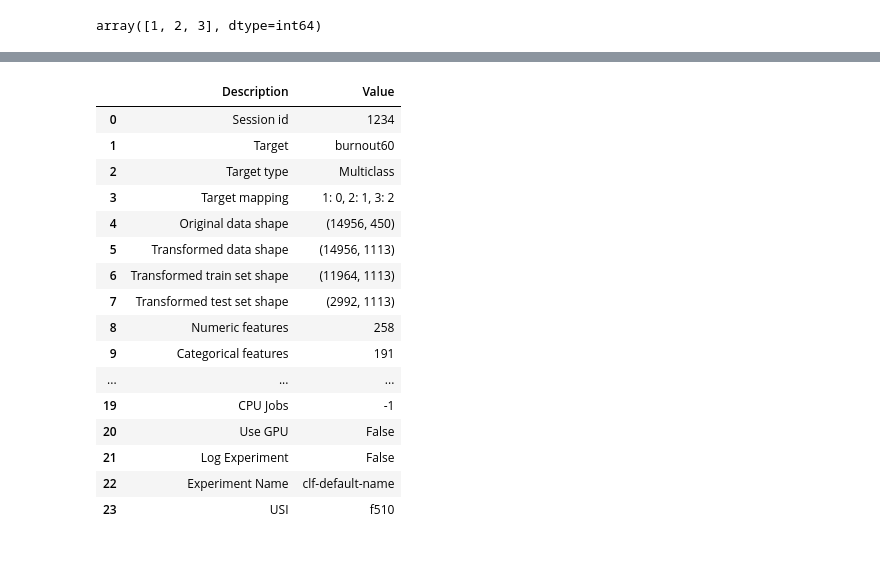
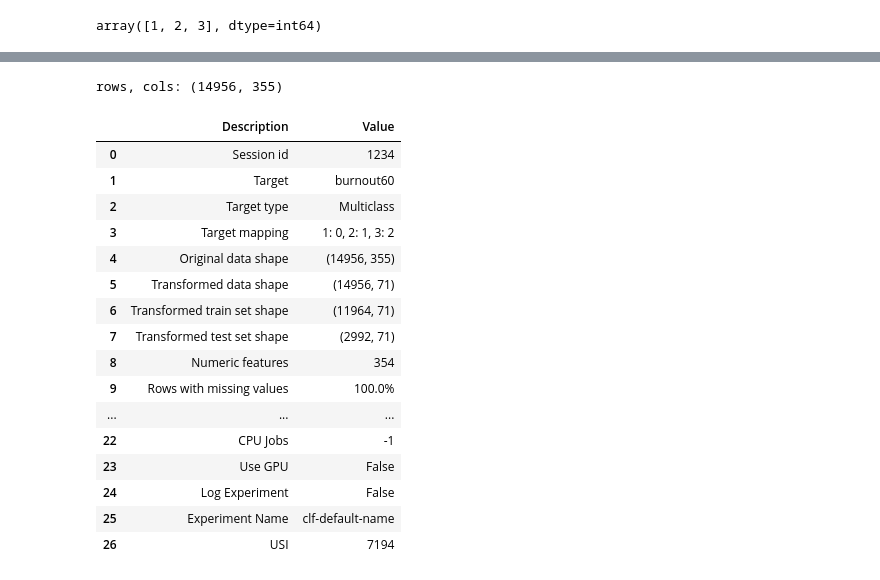
Before and after one commit to momoT2/2-project, a Jupyter notebook: Gradient Boosting.ipynb, the cells around one changed output, grey strips where cells are left out. Cells and saved outputs as stored; diff of their text form; code cells hidden in the pictures.

```diff
--- a/Gradient Boosting.ipynb
+++ b/Gradient Boosting.ipynb
@@ -89,9 +21,9 @@ from sklearn.pipeline import Pipeline
 from sklearn.metrics import accuracy_score
 from sklearn.metrics import classification_report
 # %%
-data_raw = pd.read_csv('E:\\2차 프로젝트 문서\엑셀_한국산업안전보건공단_근로환경조사_20231231\\0721_data.csv')
+df_raw = pd.read_csv('E:\\2차 프로젝트 문서\\엑셀_한국산업안전보건공단_근로환경조사_20231231\\0721_1_data.csv', encoding='CP949')
 
-data_raw.info()
+df_raw.info()
 # %% [output]
 <class 'pandas.core.frame.DataFrame'>
 RangeIndex: 14956 entries, 0 to 14955
@@ -114,9 +45,12 @@ data_raw['burnout60'].unique()
 array(['lv1', 'lv2', 'lv3'], dtype=object)
 # %%
 # 타겟 클래스번호 전처리
-data_raw['burnout60'] = data_raw['burnout60'].replace("lv1", 1)
-data_raw['burnout60'] = data_raw['burnout60'].replace("lv2", 2)
-data_raw['burnout60'] = data_raw['burnout60'].replace("lv3", 3)
-data_raw['burnout60'].unique()
+df_raw['burnout60'] = df_raw['burnout60'].replace("lv1", 1)
+df_raw['burnout60'] = df_raw['burnout60'].replace("lv2", 2)
+df_raw['burnout60'] = df_raw['burnout60'].replace("lv3", 3)
+df_raw['burnout60'].unique()
 # %% [output]
 array([1, 2, 3], dtype=int64)
+# %%
+df_raw['burnout60'] = df_raw['burnout60'].astype('category')
+print(df_raw["burnout60"])
@@ -123,42 +71,47 @@ array([1, 2, 3], dtype=int64)
 # %%
-data_raw = data_raw.drop(['id'], axis = 1)
+df = df_raw.drop(['id', 'weng1', 'weng2', 'weng3', 'wsituation14', 'wwa2', 'sleep2', 'sleep3', 'weng4', 'weng5', 'wsituation1', 'wstat4', 'wsituation2', 'wsituation12', 'emp_manaqual1', 'wsituation10', 'wsituation9', 'occ', 'occ2', 'age'], axis = 1)
+# %%
+print("rows, cols:", df.shape)
+# %% [output]
+rows, cols: (14956, 355)
 # %%
 from pycaret.classification import *
 from sklearn.preprocessing import *
 # import imblearn
-setup_clf = setup(data_raw, target = 'burnout60',
+setup_clf = setup(df, target = 'burnout60',
                   train_size = 0.8,
                   # ignore_features = ['pclass', 'adult_male', 'deck', 'embark_town', 'alive'],
                   # numeric_features = ['age','fare'],
-                #   categorical_features = categories,
+                  # categorical_features = categories,
                   # encoding_method = None,
-                  # normalize = True,
-                  # normalize_method = 'zscore',
+                  normalize = True,
+                  normalize_method = 'zscore',
                   # remove_outliers = True,
-                  # feature_selection = True,
+                  feature_selection = True,
                   # feature_selection_method = 'classic',
                   # fix_imbalance = True,
                   # fix_imbalance_method = 'SMOTE',
+                  fold=5,
                   n_jobs = - 1,
                   session_id = 1234)
 # %% [output]
 |  | Description | Value |
 | 0 | Session id | 1234 |
 | 1 | Target | burnout60 |
 | 2 | Target type | Multiclass |
 | 3 | Target mapping | 1: 0, 2: 1, 3: 2 |
-| 4 | Original data shape | (14956, 450) |
-| 5 | Transformed data shape | (14956, 1113) |
-| 6 | Transformed train set shape | (11964, 1113) |
-| 7 | Transformed test set shape | (2992, 1113) |
-| 8 | Numeric features | 258 |
-| 9 | Categorical features | 191 |
+| 4 | Original data shape | (14956, 355) |
+| 5 | Transformed data shape | (14956, 71) |
+| 6 | Transformed train set shape | (11964, 71) |
+| 7 | Transformed test set shape | (2992, 71) |
+| 8 | Numeric features | 354 |
+| 9 | Rows with missing values | 100.0% |
 | ... | ... | ... |
-| 19 | CPU Jobs | -1 |
-| 20 | Use GPU | False |
-| 21 | Log Experiment | False |
-| 22 | Experiment Name | clf-default-name |
-| 23 | USI | f510 |
+| 22 | CPU Jobs | -1 |
+| 23 | Use GPU | False |
+| 24 | Log Experiment | False |
+| 25 | Experiment Name | clf-default-name |
+| 26 | USI | 7194 |
 # %%
 best = compare_models(fold=10, sort='AUC')
 # %% [output]
```
Also changed, not shown: parts of 29 cells of this notebook, 2 other files.
